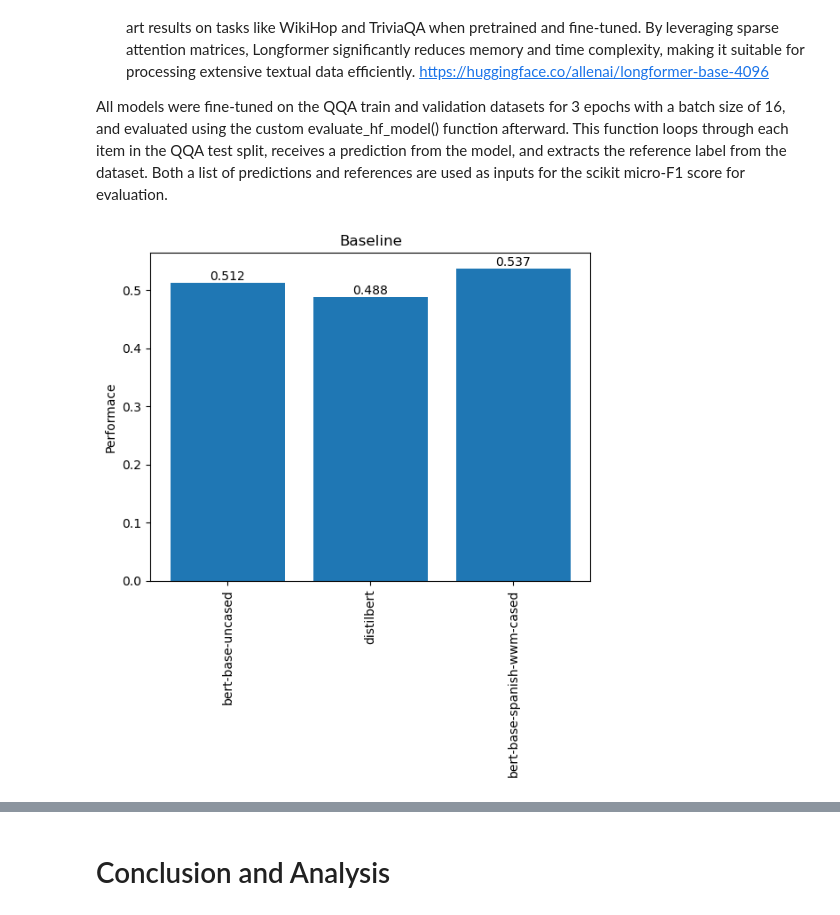
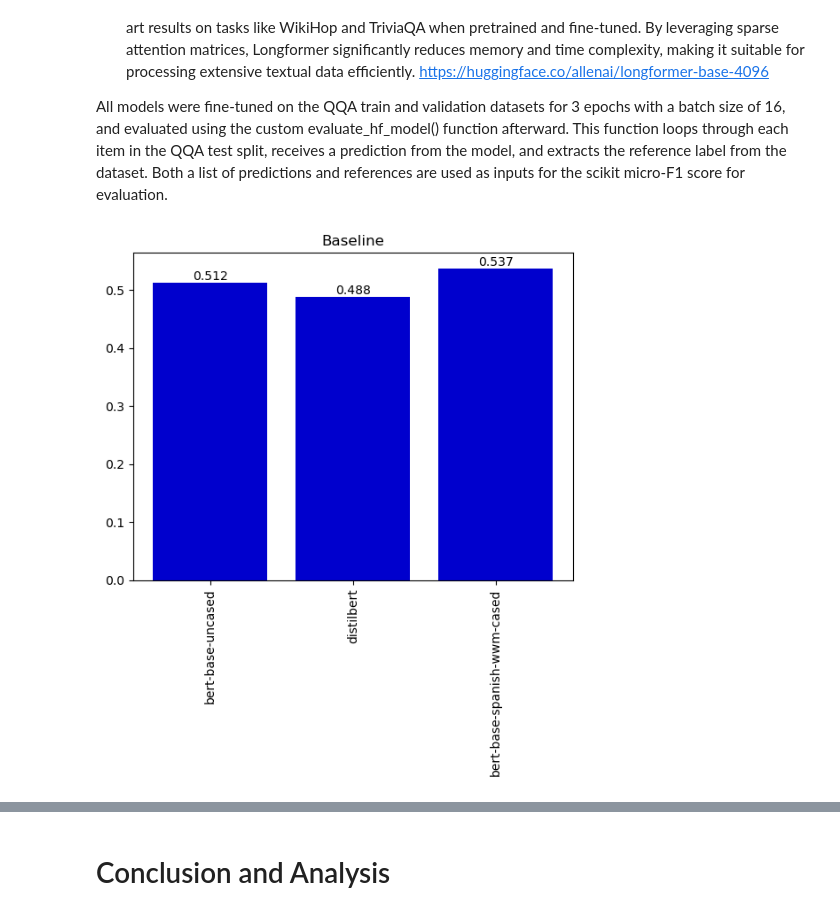
Before and after one commit to braphael99/NLPGroup5, a Jupyter notebook: Project3Code.ipynb, the cells around one changed output, grey strips where cells are left out. Cells and saved outputs as stored; diff of their text form; code cells hidden in the pictures.

```diff
--- a/Project3Code.ipynb
+++ b/Project3Code.ipynb
@@ -601,30 +601,29 @@ modelNameAcc = [
 # %%
 #Plot model names, accuracies, on a graph for easy comparison
 
 #X points for plotting
 xpoints = np.linspace(1, len(modelNameAcc), len(modelNameAcc))
 ypoints = np.zeros(len(modelNameAcc))
 
 countModels = 0
 names = []
 for k in range(len(modelNameAcc)):
     model, acc = modelNameAcc[k]
     countModels += 1
     ypoints[k] = acc
     names.append(model)
 
 #Set plot and plot
 plt.title("Baseline")
 plt.xticks(xpoints[0:3], names[0:3], rotation = 'vertical')
-plt.bar(xpoints[0:3], ypoints[0:3])
-plt.ylabel("Performace")
+plt.bar(xpoints[0:3], ypoints[0:3], color='mediumblue')
 
 for x, y in zip(xpoints[0:3], ypoints[0:3]):
     plt.text(x, y, str(round(y, 3)), ha='center', va='bottom')
 
 plt.show()
 # %% [output]
-[figure, old version]
+[figure, new version]
 # %%
 #Set plot and plot
 plt.title("SQUaD")
```
Also changed, not shown: parts of 3 cells of this notebook.
